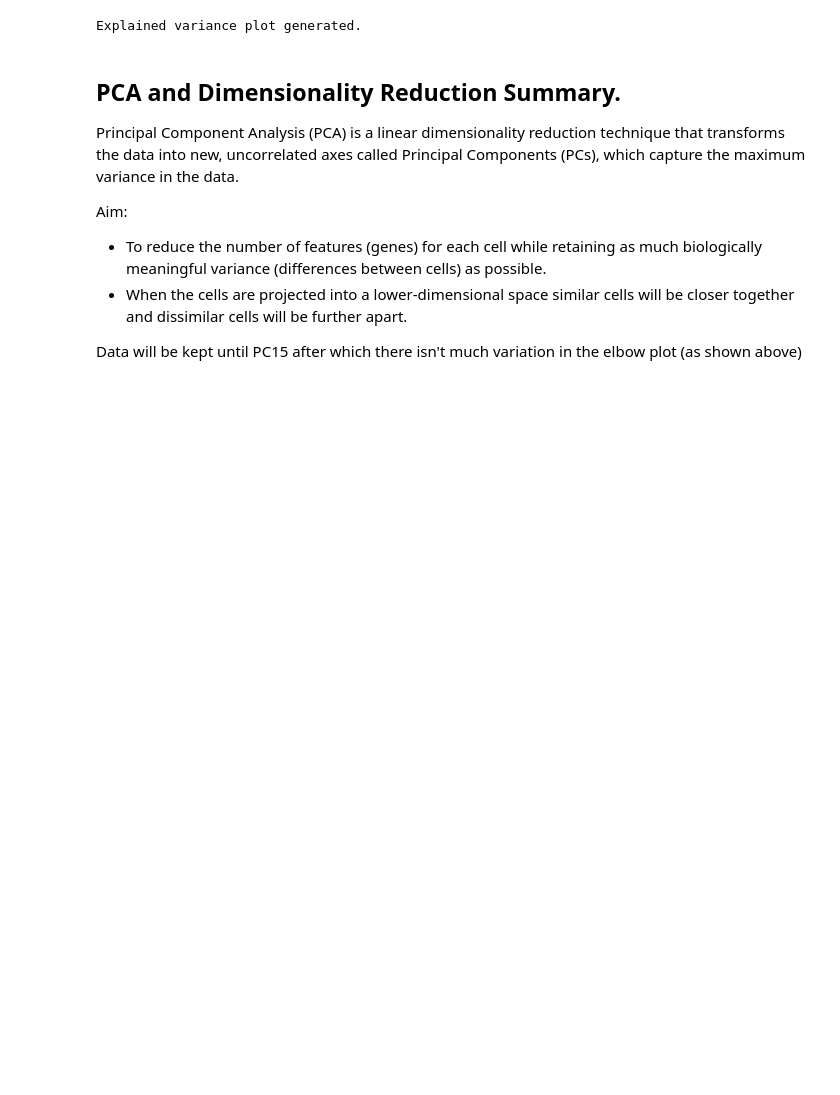
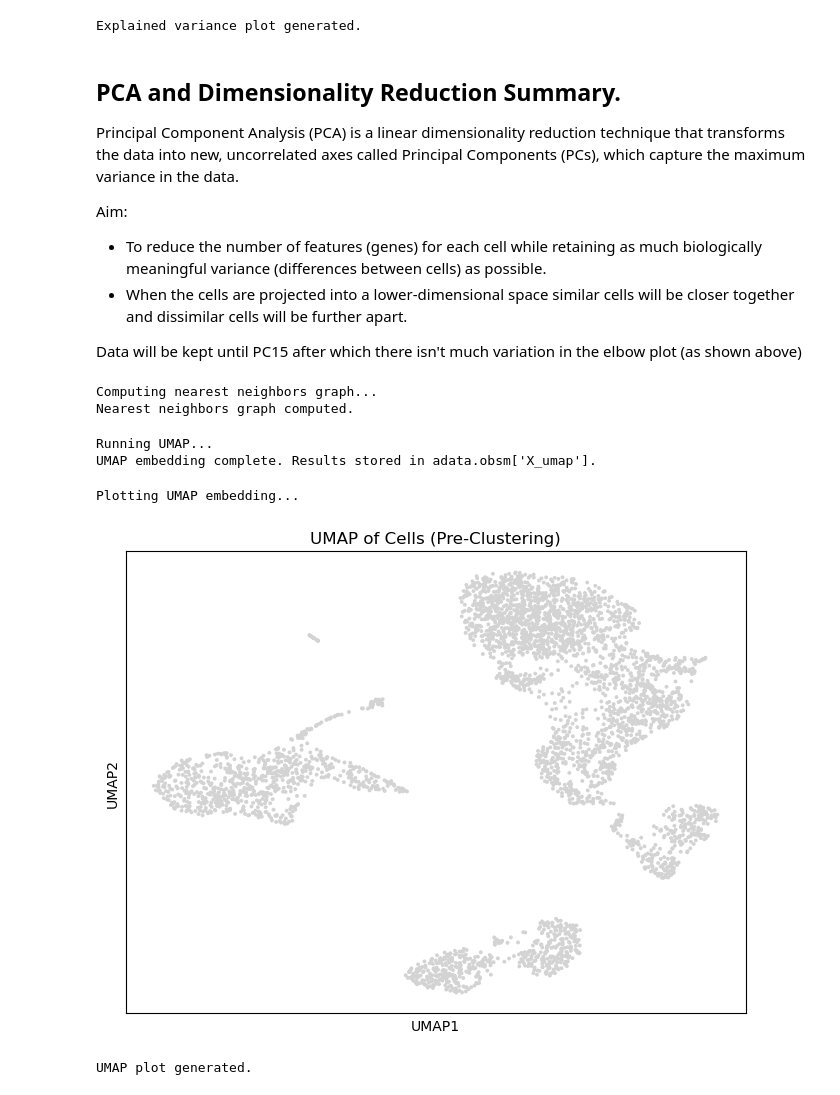
Before and after one commit to adabyt/scrnaseq_analysis_project, a Jupyter notebook: 01_initial_data_exploration.ipynb, the cells around one changed output. Cells and saved outputs as stored; diff of their text form; code cells hidden in the pictures; blank space fills up the shorter version.

Commit message:
Run UMAP and summarise visualisation findings.

```diff
--- a/01_initial_data_exploration.ipynb
+++ b/01_initial_data_exploration.ipynb
@@ -376,3 +376,35 @@ Aim:
 
 
 Data will be kept until PC15 after which there isn't much variation in the elbow plot (as shown above)
+# %%
+# Cell 15: Compute the Nearest Neighbors Graph
+
+# Compute the k-nearest neighbors (kNN) graph of cells based on the PCA results.
+# Essential for UMAP visualization and subsequent clustering.
+print("Computing nearest neighbors graph...")
+sc.pp.neighbors(adata, n_neighbors=10, n_pcs=15)
+print("Nearest neighbors graph computed.")
+# %% [output]
+Computing nearest neighbors graph...
+Nearest neighbors graph computed.
+# %%
+# Cell 16: Run UMAP (Uniform Manifold Approximation and Projection)
+
+# Embed the data into a 2D UMAP space using the previously computed nearest neighbors graph.
+print("Running UMAP...")
+sc.tl.umap(adata)
+print("UMAP embedding complete. Results stored in adata.obsm['X_umap'].")
+# %% [output]
+Running UMAP...
+UMAP embedding complete. Results stored in adata.obsm['X_umap'].
+# %%
+# Cell 17: Plot the UMAP embedding
+
+# Plot the UMAP embedding.
+print("Plotting UMAP embedding...")
+sc.pl.umap(adata, title="UMAP of Cells (Pre-Clustering)")
+print("UMAP plot generated.")
+# %% [output]
+Plotting UMAP embedding...
+[figure, added]
+UMAP plot generated.
```
Also changed, not shown: parts of 1 cell of this notebook.
